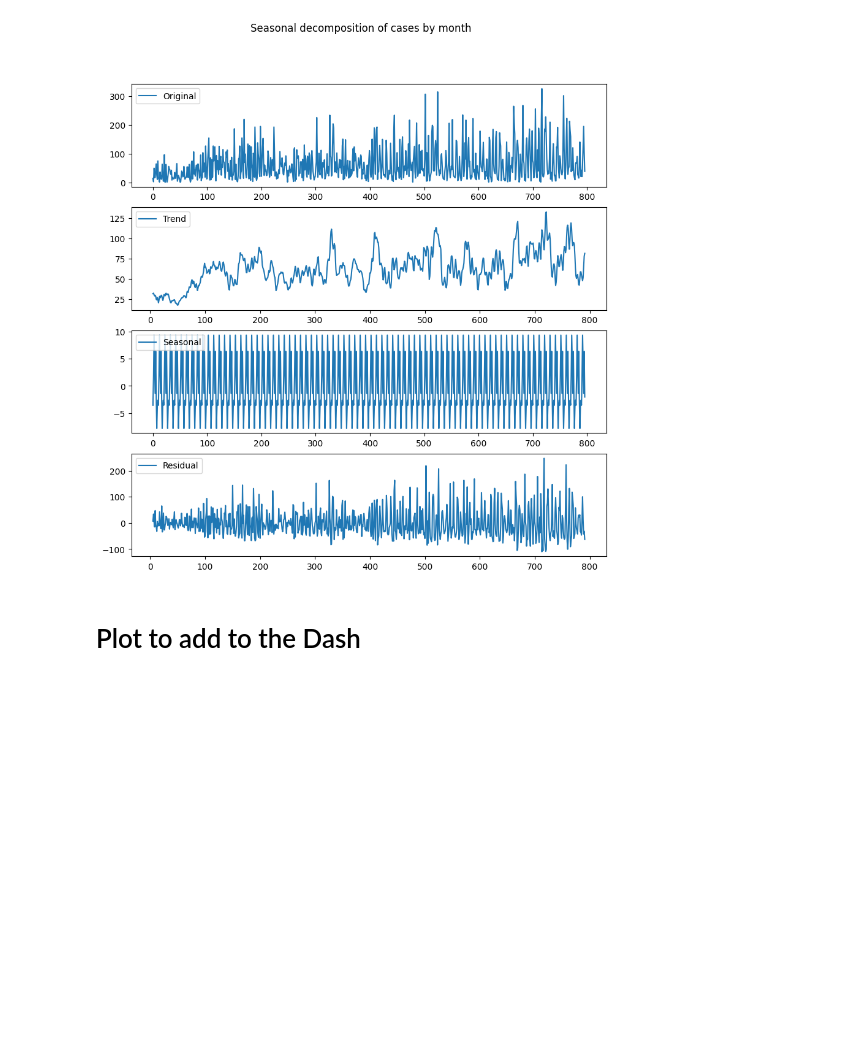
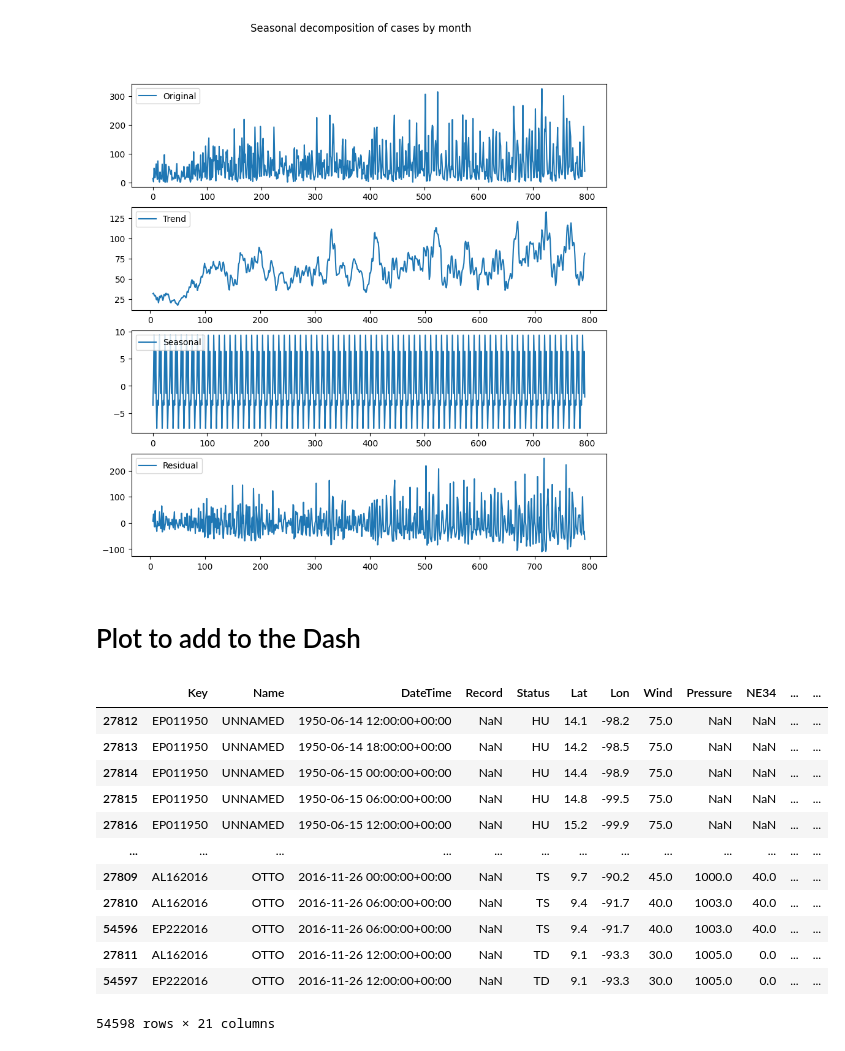
Before and after one commit to saucyq/hurricane-tracker, a Jupyter notebook: test.ipynb, the cells around one changed output. Saved outputs shown, nothing was run; the diff lists cells and outputs as text; code cells hidden in the pictures; blank space fills up the shorter version.

```diff
--- a/test.ipynb
+++ b/test.ipynb
@@ -84,6 +84,39 @@ fig.update_yaxes(title_text='Median wind speed (mph)')
 fig.show()
 # %% [markdown]
 # Plot to add to the Dash
+# %%
+df_AL = pd.read_csv('./data/AL.csv')
+df_AL['DateTime'] = pd.to_datetime(df_AL['DateTime'])
+df_AL = df_AL[df_AL['DateTime'].dt.year >= 1950]
+df_AL = df_AL.reset_index(drop=True)
+df_EP = pd.read_csv('./data/EP.csv')
+df_EP['DateTime'] = pd.to_datetime(df_EP['DateTime'])
+df_EP = df_EP[df_EP['DateTime'].dt.year >= 1950]
+df_EP = df_EP.reset_index(drop=True)
+# %%
+# Concat the two dataframes
+df = pd.concat([df_AL, df_EP])
+df = df.reset_index(drop=True)
+df = df.drop(columns=['index'])
+# Drop value before 1950
+df = df[df['DateTime'].dt.year >= 1950]
+df.sort_values(by='DateTime', inplace=True)
+# %%
+df
+# %% [output]
+|  | Key | Name | DateTime | Record | Status | Lat | Lon | Wind | Pressure | NE34 | ... | ... |
+| 27812 | EP011950 | UNNAMED | 1950-06-14 12:00:00+00:00 | NaN | HU | 14.1 | -98.2 | 75.0 | NaN | NaN | ... | ... |
+| 27813 | EP011950 | UNNAMED | 1950-06-14 18:00:00+00:00 | NaN | HU | 14.2 | -98.5 | 75.0 | NaN | NaN | ... | ... |
+| 27814 | EP011950 | UNNAMED | 1950-06-15 00:00:00+00:00 | NaN | HU | 14.4 | -98.9 | 75.0 | NaN | NaN | ... | ... |
+| 27815 | EP011950 | UNNAMED | 1950-06-15 06:00:00+00:00 | NaN | HU | 14.8 | -99.5 | 75.0 | NaN | NaN | ... | ... |
+| 27816 | EP011950 | UNNAMED | 1950-06-15 12:00:00+00:00 | NaN | HU | 15.2 | -99.9 | 75.0 | NaN | NaN | ... | ... |
+| ... | ... | ... | ... | ... | ... | ... | ... | ... | ... | ... | ... | ... |
+| 27809 | AL162016 | OTTO | 2016-11-26 00:00:00+00:00 | NaN | TS | 9.7 | -90.2 | 45.0 | 1000.0 | 40.0 | ... | ... |
+| 27810 | AL162016 | OTTO | 2016-11-26 06:00:00+00:00 | NaN | TS | 9.4 | -91.7 | 40.0 | 1003.0 | 40.0 | ... | ... |
+| 54596 | EP222016 | OTTO | 2016-11-26 06:00:00+00:00 | NaN | TS | 9.4 | -91.7 | 40.0 | 1003.0 | 40.0 | ... | ... |
+| 27811 | AL162016 | OTTO | 2016-11-26 12:00:00+00:00 | NaN | TD | 9.1 | -93.3 | 30.0 | 1005.0 | 0.0 | ... | ... |
+| 54597 | EP222016 | OTTO | 2016-11-26 12:00:00+00:00 | NaN | TD | 9.1 | -93.3 | 30.0 | 1005.0 | 0.0 | ... | ... |
+54598 rows × 21 columns
 # %%
 # Plot number of cases by year
 df['year'] = pd.to_datetime(df['DateTime']).dt.year
```
Also changed, not shown: parts of 4 cells of this notebook.
